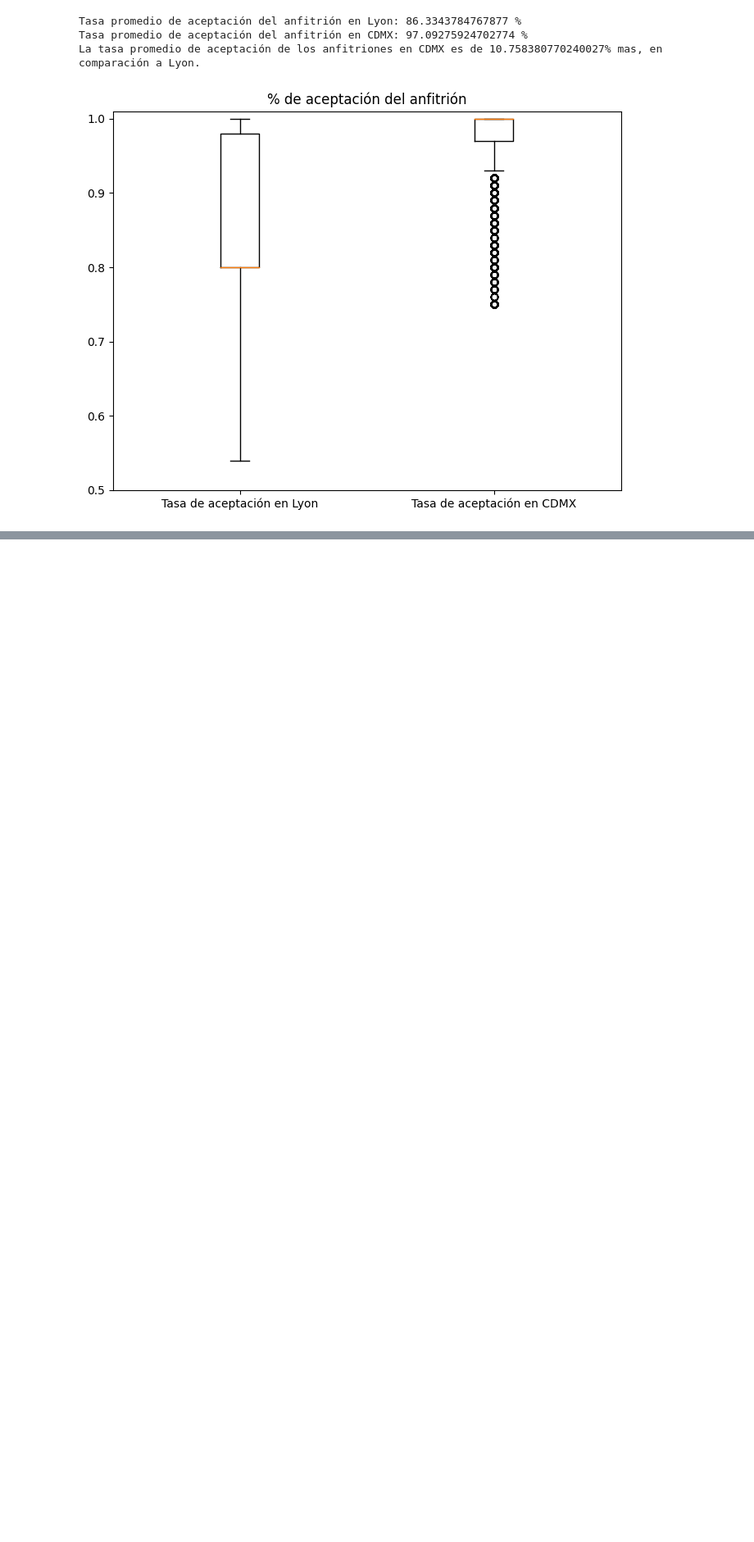
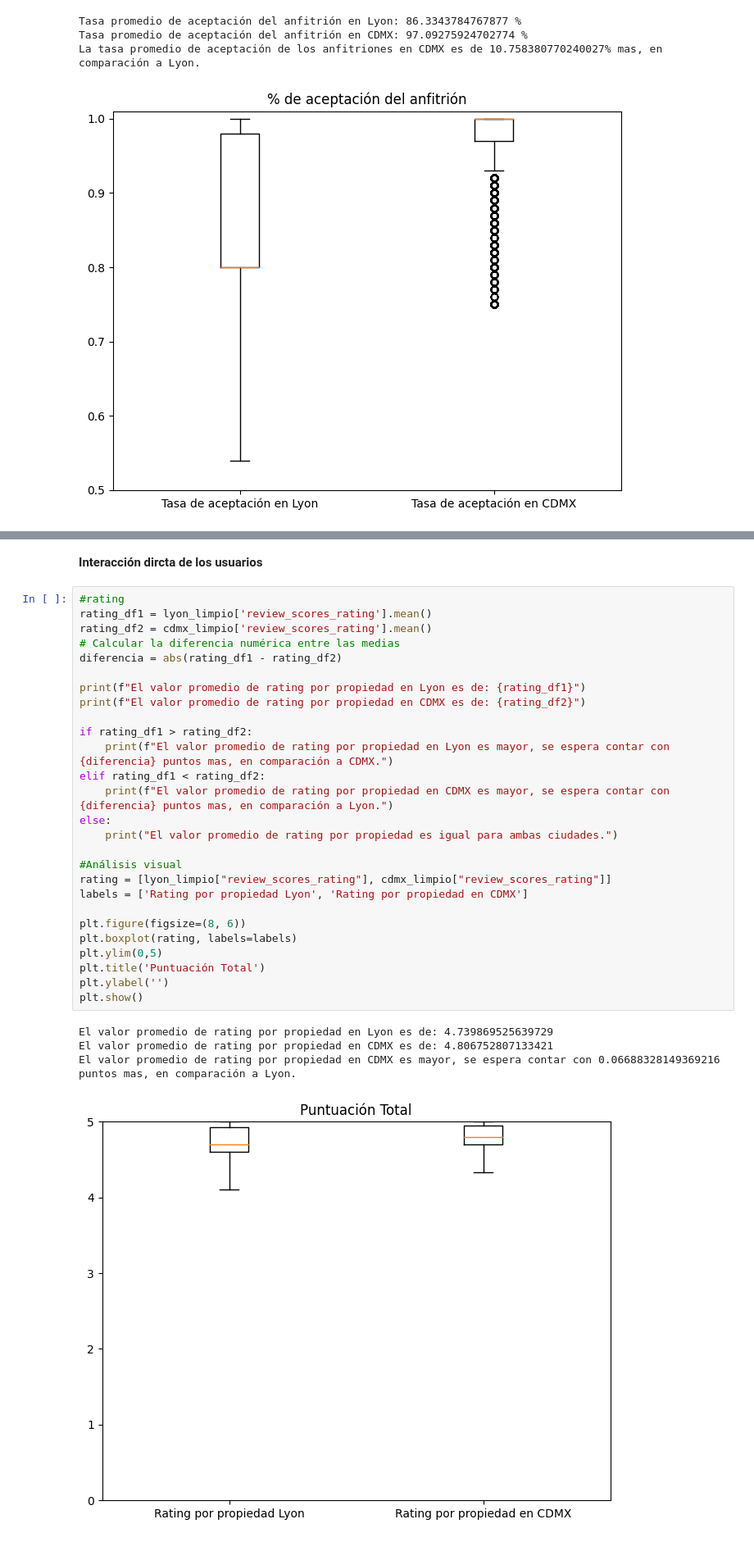
Before and after one commit to AlbertoMuro/Evidencia1, a Jupyter notebook: codigo.ipynb, the cells around one changed output, grey strips where cells are left out. Shown at 82% size. Saved outputs shown, nothing was run; the diff lists cells and outputs as text; blank space fills up the shorter version.

```diff
--- a/codigo.ipynb
+++ b/codigo.ipynb
@@ -625,0 +690,34 @@ La tasa promedio de aceptación de los anfitriones en CDMX es de 10.758380770240
+# %% [markdown]
+**Interacción dircta de los usuarios**
+# %%
+#rating
+rating_df1 = lyon_limpio['review_scores_rating'].mean()
+rating_df2 = cdmx_limpio['review_scores_rating'].mean()
+# Calcular la diferencia numérica entre las medias
+diferencia = abs(rating_df1 - rating_df2)
+
+print(f"El valor promedio de rating por propiedad en Lyon es de: {rating_df1}")
+print(f"El valor promedio de rating por propiedad en CDMX es de: {rating_df2}")
+
+if rating_df1 > rating_df2:
+    print(f"El valor promedio de rating por propiedad en Lyon es mayor, se espera contar con {diferencia} puntos mas, en comparación a CDMX.")
+elif rating_df1 < rating_df2:
+    print(f"El valor promedio de rating por propiedad en CDMX es mayor, se espera contar con {diferencia} puntos mas, en comparación a Lyon.")
+else:
+    print("El valor promedio de rating por propiedad es igual para ambas ciudades.")
+
+#Análisis visual
+rating = [lyon_limpio["review_scores_rating"], cdmx_limpio["review_scores_rating"]]
+labels = ['Rating por propiedad Lyon', 'Rating por propiedad en CDMX']
+
+plt.figure(figsize=(8, 6))
+plt.boxplot(rating, labels=labels)
+plt.ylim(0,5)
+plt.title('Puntuación Total')
+plt.ylabel('')
+plt.show()
+# %% [output]
+El valor promedio de rating por propiedad en Lyon es de: 4.739869525639729
+El valor promedio de rating por propiedad en CDMX es de: 4.806752807133421
+El valor promedio de rating por propiedad en CDMX es mayor, se espera contar con 0.06688328149369216 puntos mas, en comparación a Lyon.
+[figure, added]
```
Also changed, not shown: parts of 4 cells of this notebook.
